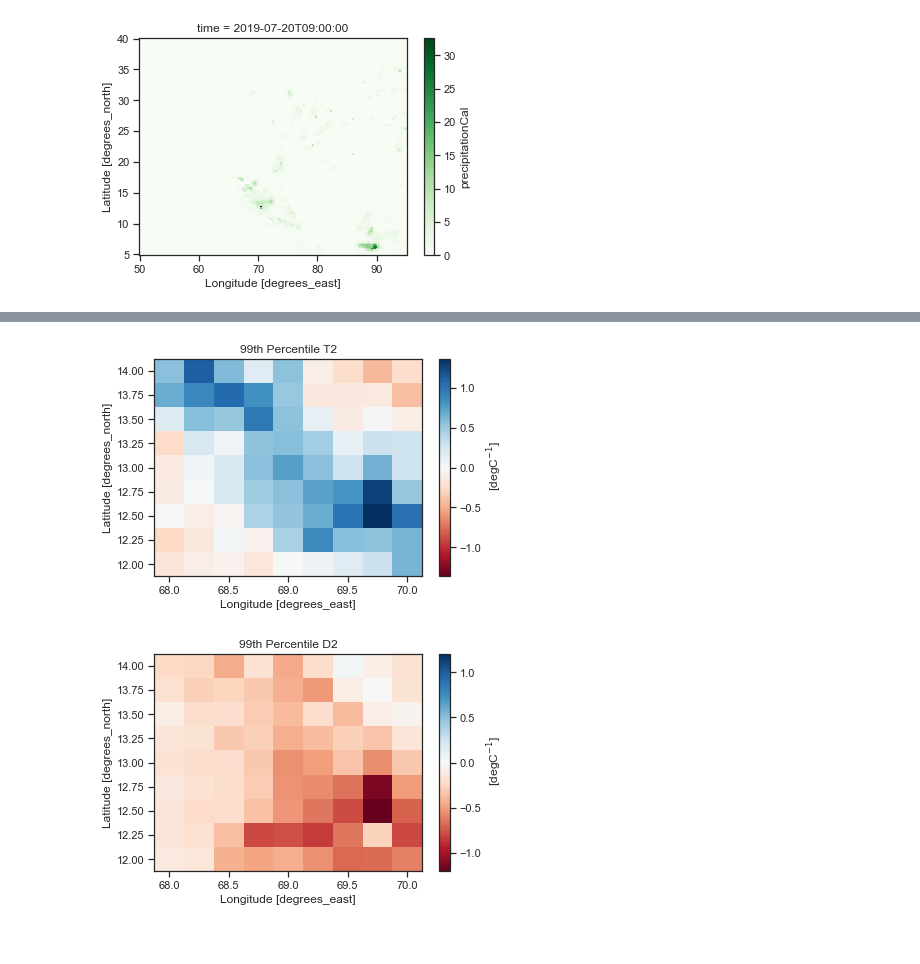
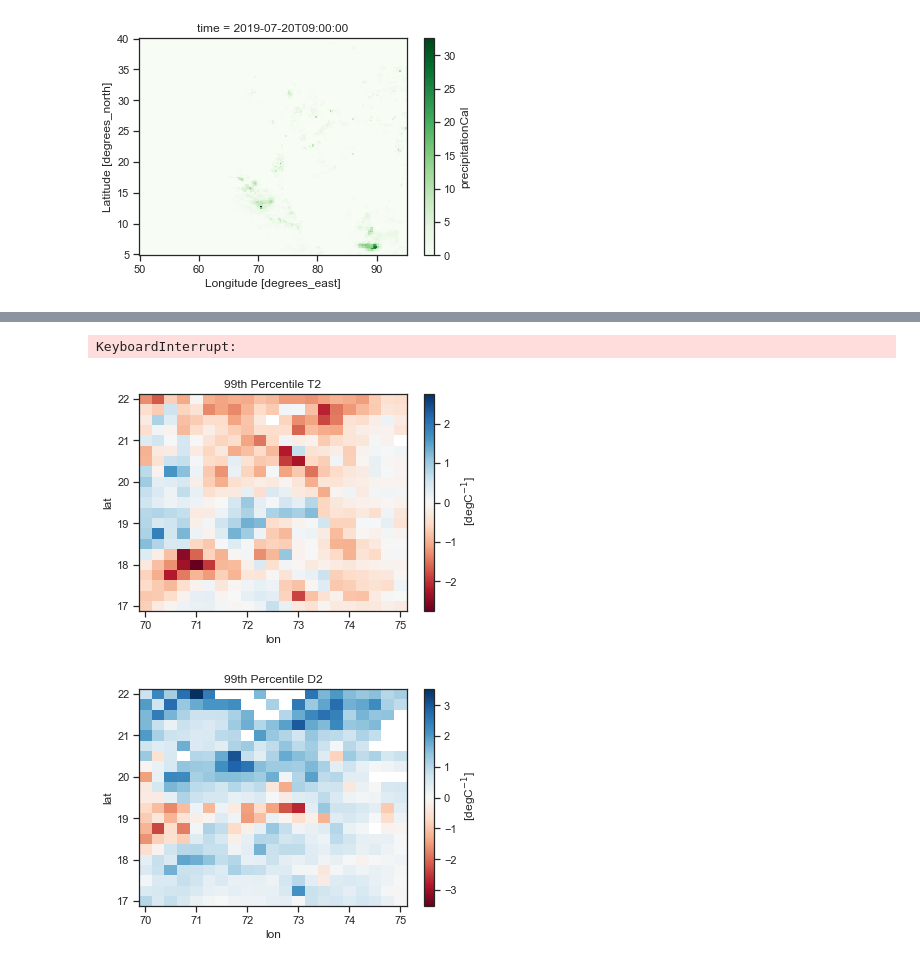
Before and after one commit to adisen99/msc_project, a Jupyter notebook: analysis01.ipynb, the cells around one changed output, grey strips where cells are left out. Saved outputs shown, nothing was run; the diff lists cells and outputs as text; code cells hidden in the pictures.

```diff
--- a/analysis01.ipynb
+++ b/analysis01.ipynb
@@ -49,3 +49,16 @@ ds_comb.precipitationCal.sel(time = "2019-07-20 09:00:00").plot()
 # %% [output]
 <matplotlib.collections.QuadMesh at 0x...>
 [figure]
+# %%
+precip = ds_comb.precipitationCal
+t2m = ds_comb.t2m
+d2m = ds_comb.d2m
+# %%
+# Set values less than 1 mm/hr to nan
+
+precip = xr.where(precip < 1, np.nan, precip)
+t2m = t2m.where(precip != np.nan)
+d2m = d2m.where(precip != np.nan)
+# %%
+ds_comb = xr.merge([precip, t2m, d2m]).chunk(dict(time=-1))
+ds_comb
@@ -54,3 +105,5 @@ client = Client()
 # %%
-ccscale99_t2m = binning.get_binned_3d(ds_comb.sel(lat = slice(12,14), lon = slice(68,70)), min=1, percentile_val=0.99, var = "t2m", var_bin="t2m_bins", bin_nr=12)
+ccscale99_t2m = binning.get_binned_3d(ds_comb, percentile_val=0.99, var = "t2m", var_bin="t2m_bins", bin_nr=12)
+# %% [output]
+KeyboardInterrupt:
 # %%
@@ -58,39 +111,44 @@ ccscale99_d2m = binning.get_binned_3d(ds_comb.sel(lat = slice(12,14), lon = slic
 # %%
-# fig, ax = plt.figure(figsize=(20, 15))
-ax = fig.add_subplot(1,1,1, projection=ccrs.Mercator())
-ax.set_extent([68, 70, 12, 14], crs=ccrs.Mercator())
+# lat = ccscale99_t2m.coords['lat']
+# lon = ccscale99_t2m.coords['lon']
+
+# fig = plt.figure(figsize=(7, 7))
+# ax = fig.add_subplot(1,1,1, projection=ccrs.Mercator())
+# ax.set_extent([68, 70, 12, 14], crs=ccrs.Mercator())
 ccscale99_t2m.plot()
-gridliner = ax.gridlines(crs=ccrs.Mercator())
+# plt.contourf(lon, lat, ccscale99_t2m, transform = ccrs.Mercator())
+# ax.coastlines()
+# gridliner = ax.gridlines(crs=ccrs.Mercator())
 # gridliner.top_labels = False
 # gridliner.bottom_labels = True
 # gridliner.left_labels = True
 # gridliner.right_labels = False
-gridliner.ylines = False  # you need False
-gridliner.xlines = False  # you need False
-ax.add_feature(cfeature.COASTLINE)
-ax.add_feature(cfeature.BORDERS)
+# gridliner.ylines = False  # you need False
+# gridliner.xlines = False  # you need False
+# ax.add_feature(cfeature.COASTLINE)
+# ax.add_feature(cfeature.BORDERS)
 
 plt.title('99th Percentile T2')
 
 plt.savefig('./images/ccscale99_t2m.pdf', dpi=300)
 
 # fig.tight_layout()
 # %% [output]
-[figure, old version]
+[figure, new version]
 # %%
 # fig, ax = plt.figure(figsize=(20, 15))
-ax = fig.add_subplot(1,1,1, projection=ccrs.Mercator())
-ax.set_extent([68, 70, 12, 14], crs=ccrs.Mercator())
+# ax = fig.add_subplot(1,1,1, projection=ccrs.Mercator())
+# ax.set_extent([68, 70, 12, 14], crs=ccrs.Mercator())
 ccscale99_d2m.plot()
-gridliner = ax.gridlines(crs=ccrs.Mercator())
+# gridliner = ax.gridlines(crs=ccrs.Mercator())
 # gridliner.top_labels = False
 # gridliner.bottom_labels = True
 # gridliner.left_labels = True
 # gridliner.right_labels = False
-gridliner.ylines = False  # you need False
-gridliner.xlines = False  # you need False
-ax.add_feature(cfeature.COASTLINE)
-ax.add_feature(cfeature.BORDERS)
+# gridliner.ylines = False  # you need False
+# gridliner.xlines = False  # you need False
+# ax.add_feature(cfeature.COASTLINE)
+# ax.add_feature(cfeature.BORDERS)
 
 plt.title('99th Percentile D2')
 
@@ -98,5 +156,5 @@ plt.savefig('./images/ccscale99_d2m.pdf', dpi=300)
 
 # fig.tight_layout()
 # %% [output]
-[figure, old version]
+[figure, new version]
 # %%
```
Also changed, not shown: parts of 8 cells of this notebook, 1 other file.
